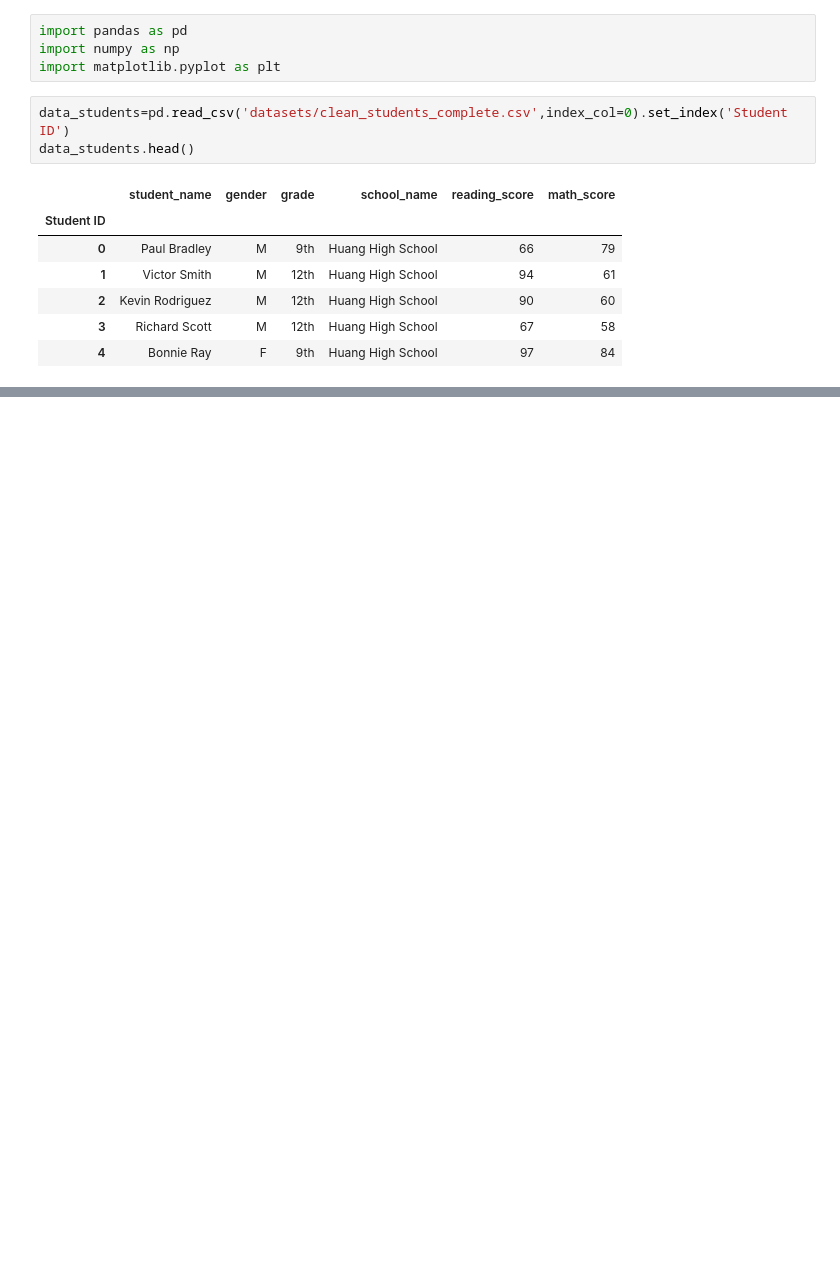
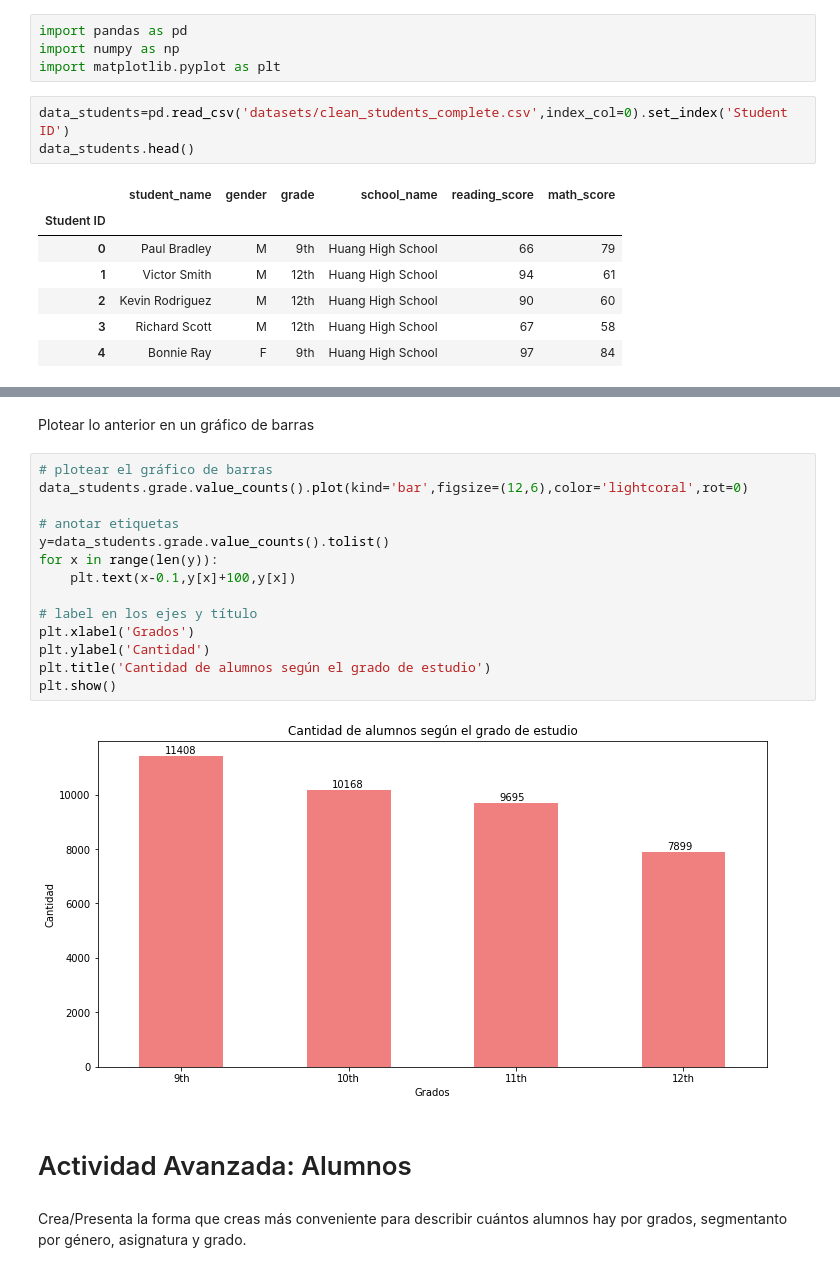
Before and after one commit to Brunoware/Actividades_Python_Fundamentals, a Jupyter notebook: Actividades/Actividad_18_Python_Fundamentals.ipynb, the cells around one changed output, grey strips where cells are left out. Drawn from its saved outputs; the diff is of its cells as text; blank space fills up the shorter version.

Commit message:
Actividad 18 y 19

```diff
--- a/Actividades/Actividad_18_Python_Fundamentals.ipynb
+++ b/Actividades/Actividad_18_Python_Fundamentals.ipynb
@@ -44,0 +31,22 @@ plt.show()
+# %% [markdown]
+Plotear lo anterior en un gráfico de barras
+# %%
+# plotear el gráfico de barras
+data_students.grade.value_counts().plot(kind='bar',figsize=(12,6),color='lightcoral',rot=0)
+
+# anotar etiquetas
+y=data_students.grade.value_counts().tolist()
+for x in range(len(y)):
+    plt.text(x-0.1,y[x]+100,y[x])
+
+# label en los ejes y título
+plt.xlabel('Grados')
+plt.ylabel('Cantidad')
+plt.title('Cantidad de alumnos según el grado de estudio')
+plt.show()
+# %% [output]
+[figure, added]
+# %% [markdown]
+# Actividad Avanzada: Alumnos
+# %% [markdown]
+Crea/Presenta  la forma que creas más conveniente para describir cuántos alumnos hay por grados, segmentanto por género, asignatura y grado.
```
Also changed, not shown: parts of 13 cells of this notebook, 4 other files.
